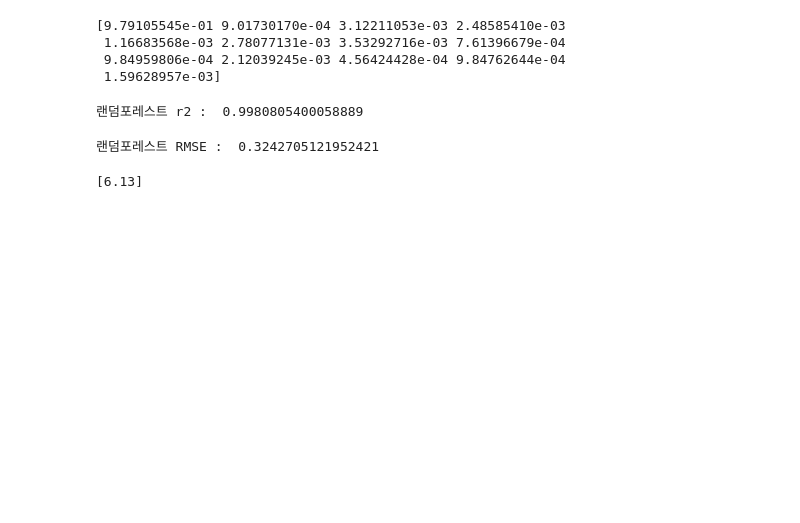
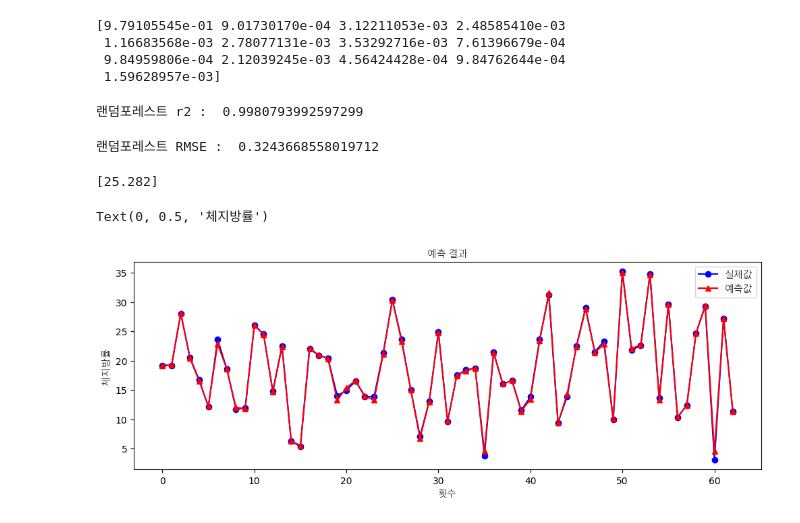
Before and after one commit to woojin0906/ML_sprint, a Jupyter notebook: model/bodyfat_test.ipynb, the cells around one changed output. Drawn from its saved outputs; the diff is of its cells as text; code cells hidden in the pictures; blank space fills up the shorter version.

```diff
--- a/model/bodyfat_test.ipynb
+++ b/model/bodyfat_test.ipynb
@@ -9,6 +9,8 @@ from sklearn.model_selection import cross_validate
 
 import warnings
 warnings.filterwarnings('ignore')
+import matplotlib.font_manager as fm
+fontprop = fm.FontProperties(fname='C:\WINDOWS\FONTS\MALGUNSL.TTF')
 
 # 데이터 준비
 data = pd.read_csv('bodyfat.csv', encoding='euc-kr')
@@ -22,3 +24,13 @@ y_data = data[['BodyFat']].to_numpy()
 # 데이터 나누기
 from sklearn.model_selection import train_test_split
 train_input, test_input, train_target, test_target = train_test_split(x_data, y_data, random_state=42)
+# %%
+from sklearn.preprocessing import StandardScaler
+
+ss = StandardScaler()
+ss.fit(train_input)
+
+train_input = ss.transform(train_input)
+# 룬련 세트를 변환했기 때문에 테스트 세트도 똑같이 변환
+test_input = ss.transform(test_input)
+train_input
@@ -79,14 +107,28 @@ y_pred = rf.predict(test_input)
 r2 = r2_score(test_target, y_pred)
 print('랜덤포레스트 r2 : ', r2)
 # %% [output]
-랜덤포레스트 r2 :  0.9980805400058889
+랜덤포레스트 r2 :  0.9980793992597299
 # %%
 rmse=np.sqrt(mean_squared_error(test_target, y_pred))
 print('랜덤포레스트 RMSE : ', rmse)
 # %% [output]
-랜덤포레스트 RMSE :  0.3242705121952421
+랜덤포레스트 RMSE :  0.3243668558019712
-# %%
-# 예측
-print(rf.predict([[1.0853,22,77,183,38.5,93.6,83.0,98.7,58.7,37.3,23.4,28.9,18.2]]))
-# %% [output]
-[6.13]
+# %%
+# 예측
+test_predict = np.array([[1.0414,22,69,167,34.0,95.8,87.9,99.2,59.6,38.9,24.0,25.2,16.6]])
+test_predict = ss.transform(test_predict)
+print(rf.predict(test_predict))
+# %% [output]
+[25.282]
+# %%
+fig = plt.figure(figsize=(12, 4))
+graph = fig.add_subplot(1, 1, 1)
+graph.plot(test_target, marker='o', color='b', label='실제값')
+graph.plot(y_pred, marker='^', color='r', label='예측값')
+plt.title('예측 결과', size=30, fontproperties=fontprop)
+plt.legend(loc='best', prop=fontprop)
+plt.xlabel('횟수', fontproperties=fontprop)
+plt.ylabel('체지방률', fontproperties=fontprop)
+# %% [output]
+Text(0, 0.5, '체지방률')
+[figure, added]
```
Also changed, not shown: parts of 6 cells of this notebook, 4 other files.
